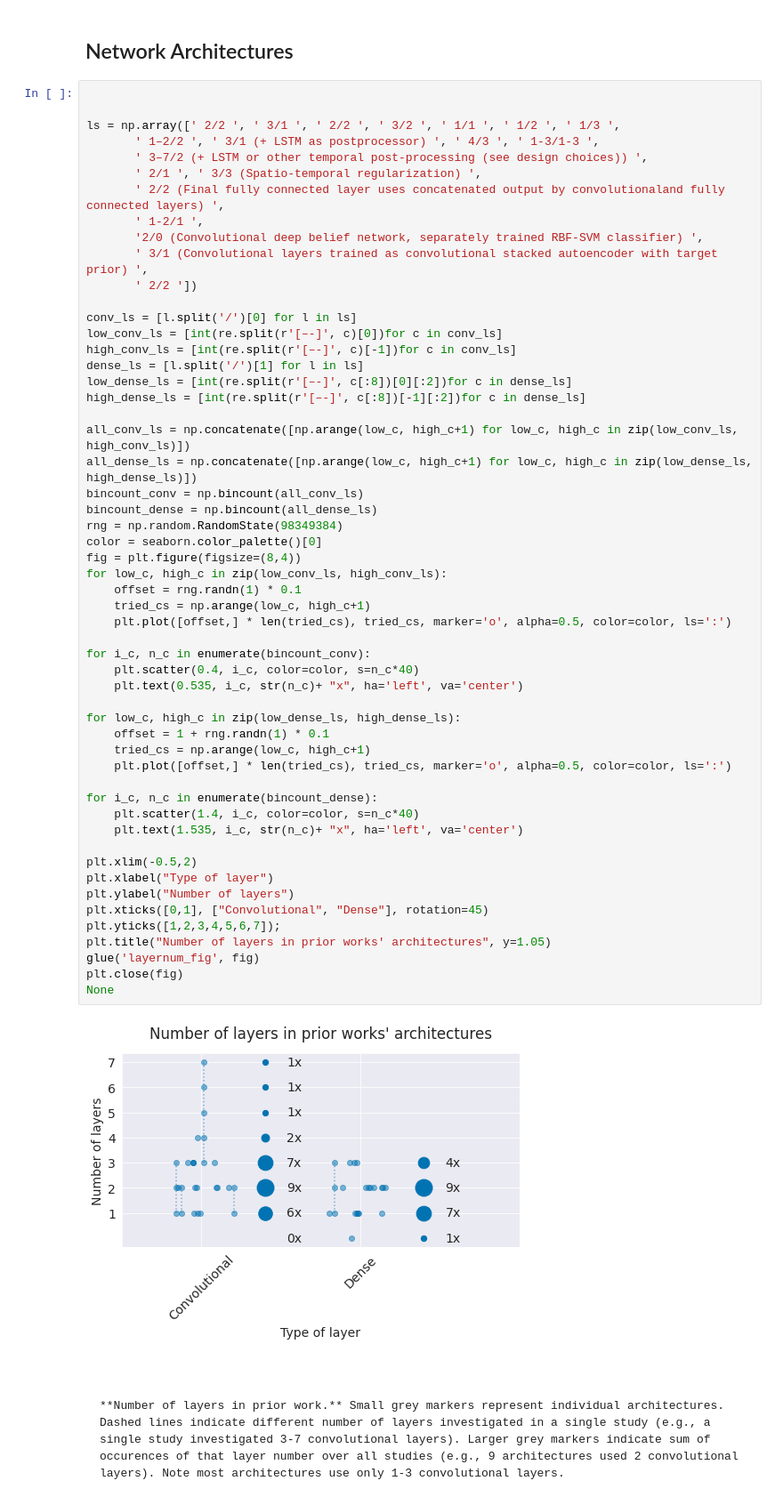
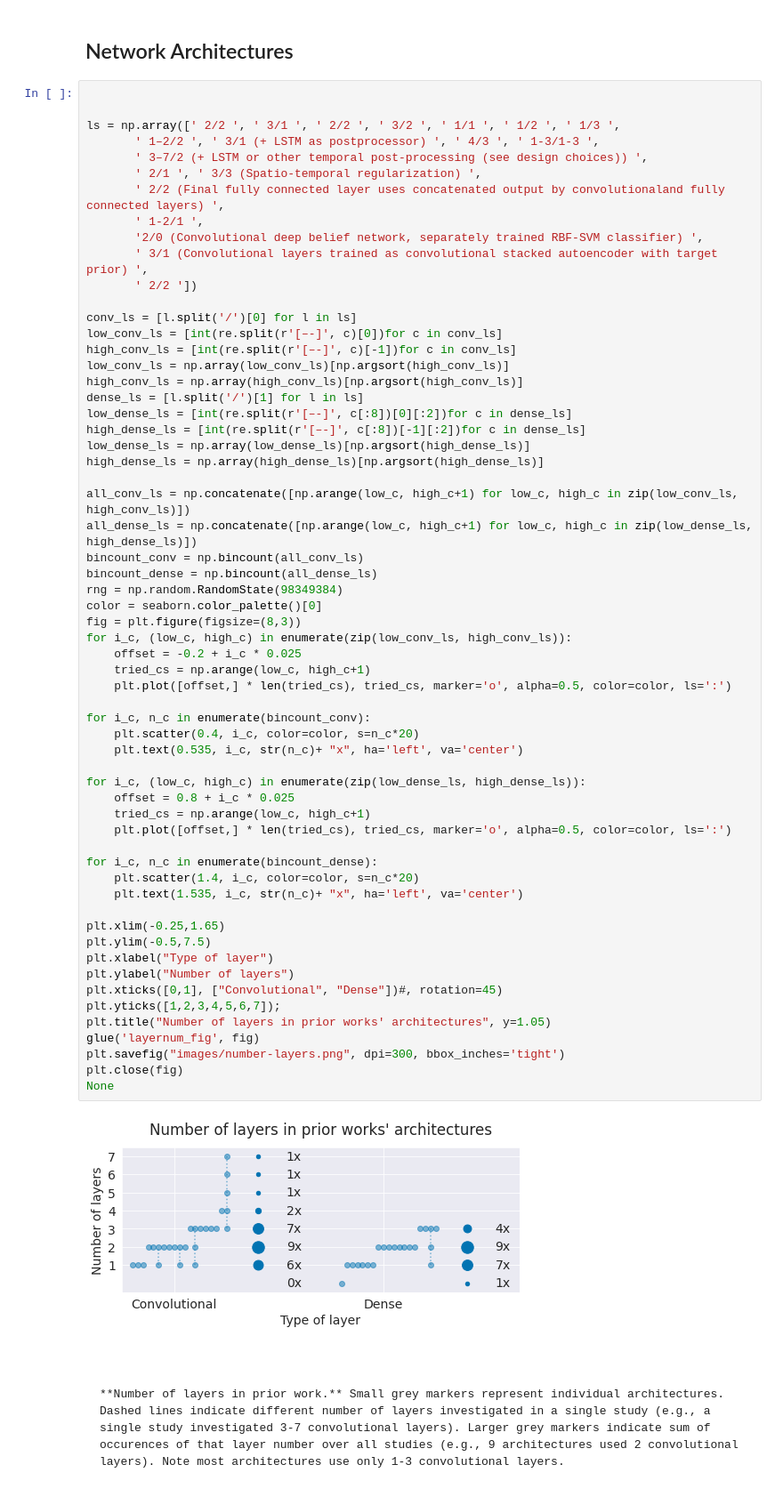
Before and after one commit to robintibor/eeg-deep-learning-phd-thesis, a Jupyter notebook: PriorWork.ipynb, the cells around one changed output. Shown: that part at 89% size. Cells and saved outputs as stored; diff of their text form.

````diff
--- a/PriorWork.ipynb
+++ b/PriorWork.ipynb
@@ -118,46 +119,52 @@ ls = np.array([' 2/2 ', ' 3/1 ', ' 2/2 ', ' 3/2 ', ' 1/1 ', ' 1/2 ', ' 1/3 ',
 conv_ls = [l.split('/')[0] for l in ls]
 low_conv_ls = [int(re.split(r'[–-]', c)[0])for c in conv_ls]
 high_conv_ls = [int(re.split(r'[–-]', c)[-1])for c in conv_ls]
+low_conv_ls = np.array(low_conv_ls)[np.argsort(high_conv_ls)]
+high_conv_ls = np.array(high_conv_ls)[np.argsort(high_conv_ls)]
 dense_ls = [l.split('/')[1] for l in ls]
 low_dense_ls = [int(re.split(r'[–-]', c[:8])[0][:2])for c in dense_ls]
 high_dense_ls = [int(re.split(r'[–-]', c[:8])[-1][:2])for c in dense_ls]
+low_dense_ls = np.array(low_dense_ls)[np.argsort(high_dense_ls)]
+high_dense_ls = np.array(high_dense_ls)[np.argsort(high_dense_ls)]
 
 all_conv_ls = np.concatenate([np.arange(low_c, high_c+1) for low_c, high_c in zip(low_conv_ls, high_conv_ls)])
 all_dense_ls = np.concatenate([np.arange(low_c, high_c+1) for low_c, high_c in zip(low_dense_ls, high_dense_ls)])
 bincount_conv = np.bincount(all_conv_ls)
 bincount_dense = np.bincount(all_dense_ls)
 rng = np.random.RandomState(98349384)
 color = seaborn.color_palette()[0]
-fig = plt.figure(figsize=(8,4))
-for low_c, high_c in zip(low_conv_ls, high_conv_ls):
-    offset = rng.randn(1) * 0.1
+fig = plt.figure(figsize=(8,3))
+for i_c, (low_c, high_c) in enumerate(zip(low_conv_ls, high_conv_ls)):
+    offset = -0.2 + i_c * 0.025
     tried_cs = np.arange(low_c, high_c+1)
     plt.plot([offset,] * len(tried_cs), tried_cs, marker='o', alpha=0.5, color=color, ls=':')
 
 for i_c, n_c in enumerate(bincount_conv):
-    plt.scatter(0.4, i_c, color=color, s=n_c*40)
+    plt.scatter(0.4, i_c, color=color, s=n_c*20)
     plt.text(0.535, i_c, str(n_c)+ "x", ha='left', va='center')
 
-for low_c, high_c in zip(low_dense_ls, high_dense_ls):
-    offset = 1 + rng.randn(1) * 0.1
+for i_c, (low_c, high_c) in enumerate(zip(low_dense_ls, high_dense_ls)):
+    offset = 0.8 + i_c * 0.025
     tried_cs = np.arange(low_c, high_c+1)
     plt.plot([offset,] * len(tried_cs), tried_cs, marker='o', alpha=0.5, color=color, ls=':')
 
 for i_c, n_c in enumerate(bincount_dense):
-    plt.scatter(1.4, i_c, color=color, s=n_c*40)
+    plt.scatter(1.4, i_c, color=color, s=n_c*20)
     plt.text(1.535, i_c, str(n_c)+ "x", ha='left', va='center')
 
-plt.xlim(-0.5,2)
+plt.xlim(-0.25,1.65)
+plt.ylim(-0.5,7.5)
 plt.xlabel("Type of layer")
 plt.ylabel("Number of layers")
-plt.xticks([0,1], ["Convolutional", "Dense"], rotation=45)
+plt.xticks([0,1], ["Convolutional", "Dense"])#, rotation=45)
 plt.yticks([1,2,3,4,5,6,7]);
 plt.title("Number of layers in prior works' architectures", y=1.05)
 glue('layernum_fig', fig)
+plt.savefig("images/number-layers.png", dpi=300, bbox_inches='tight')
 plt.close(fig)
 None
 # %% [output]
-[figure, old version]
+[figure, new version]
 # %% [markdown]
 ```{glue:figure} layernum_fig
 
````
Also changed, not shown: parts of 1 cell of this notebook, 27 other files.
